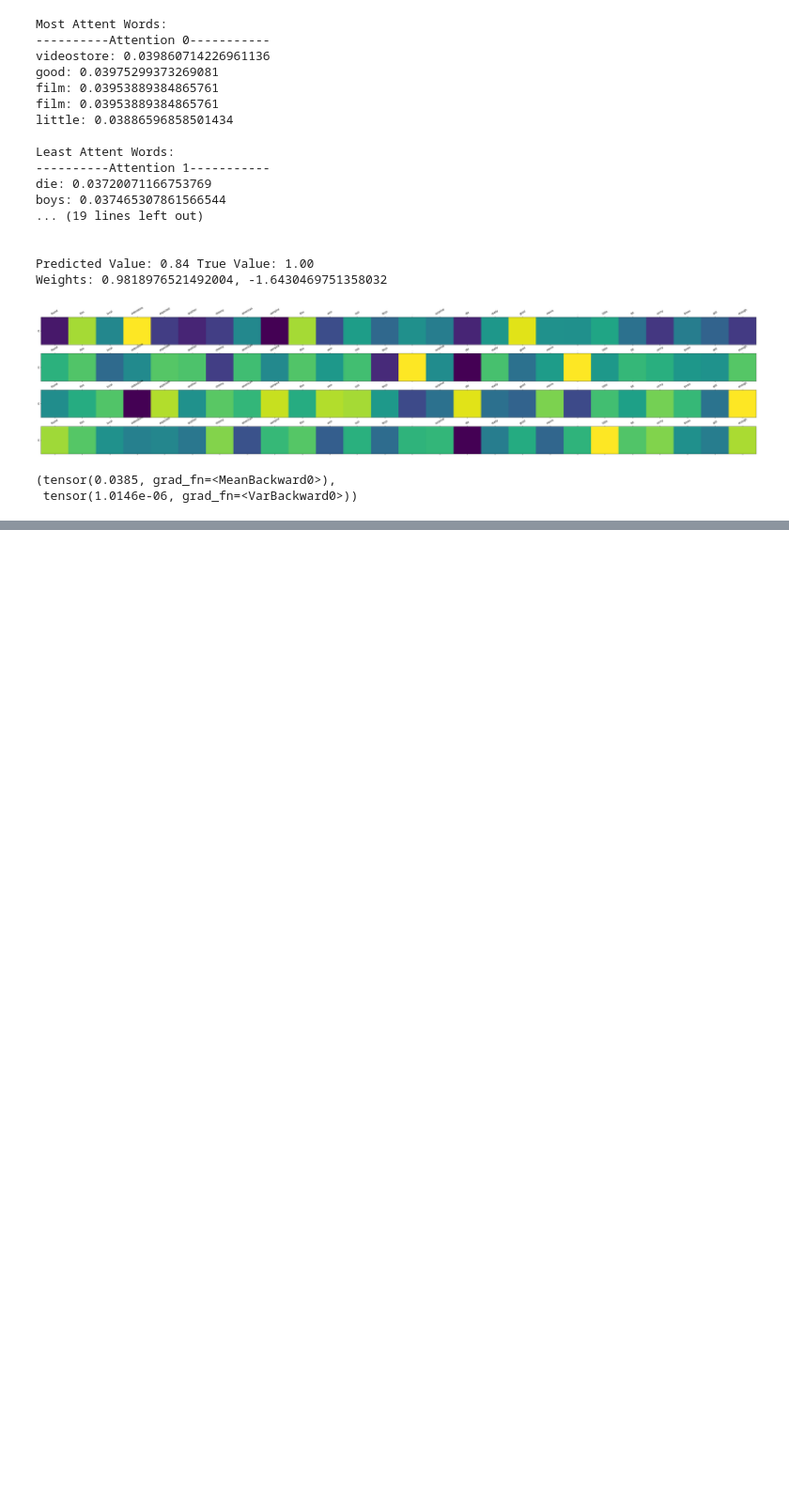
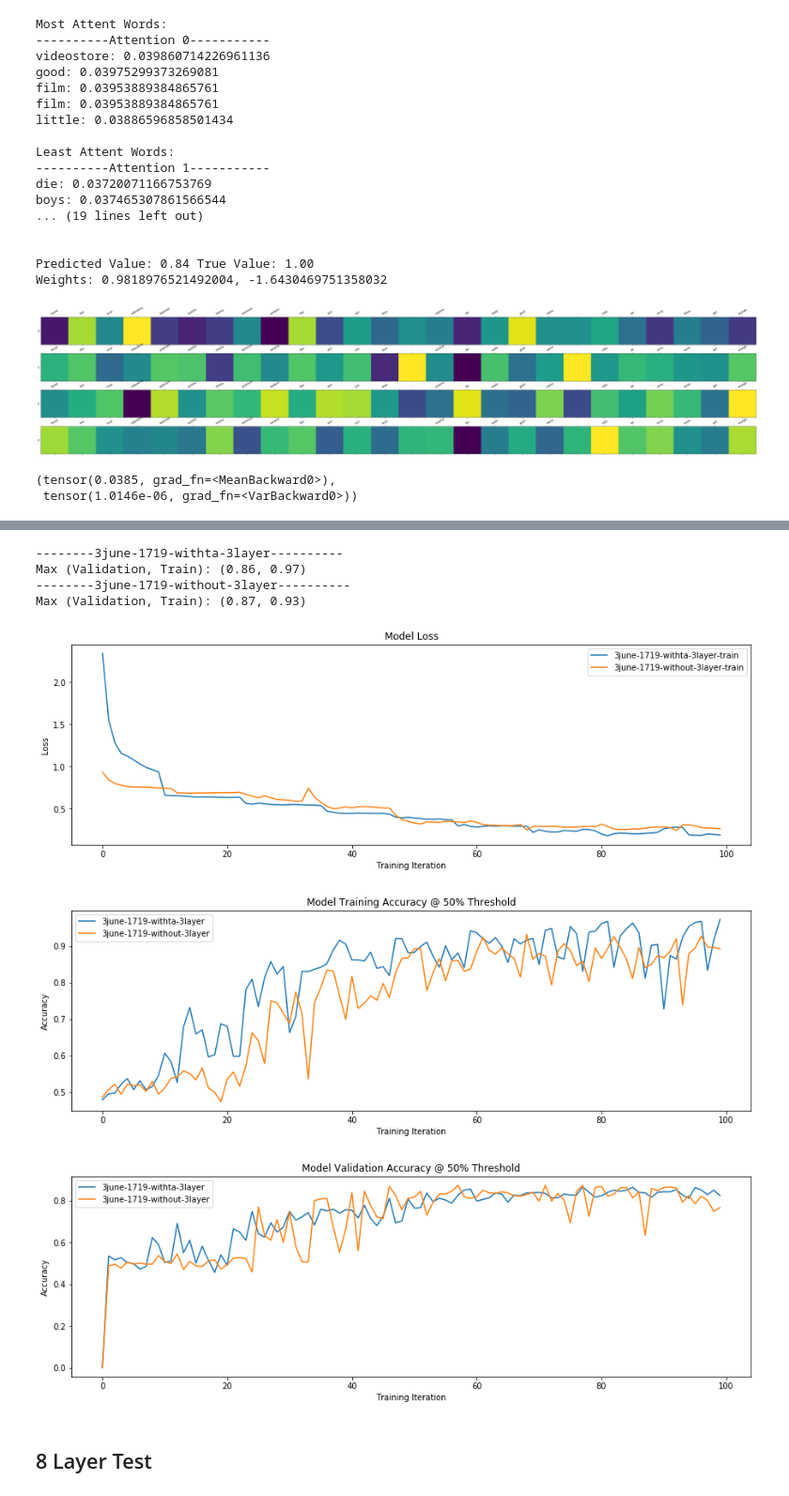
Before and after one commit to gebob19/Dropout-Attention, a Jupyter notebook: task-attention analysis.ipynb, the cells around one changed output, grey strips where cells are left out. Shown at 94% size. Cells and saved outputs as stored; diff of their text form; code cells hidden in the pictures; blank space fills up the shorter version.

```diff
--- a/task-attention analysis.ipynb
+++ b/task-attention analysis.ipynb
@@ -1204,0 +1255,16 @@ torch.mean(attn), torch.var(attn)
+# %%
+model_path = '3june-1719-withta-3layer'
+model, optim, lang, m1 = load(model_path, cpu=True)
+model_path = 'e=11_itr=113_cancel_3june-1719-without-3layer'
+model, optim, lang, m2 = load(model_path, cpu=True)
+compare_metrics(m1, m2)
+# %% [output]
+--------3june-1719-withta-3layer----------
+Max (Validation, Train): (0.86, 0.97)
+--------3june-1719-without-3layer----------
+Max (Validation, Train): (0.87, 0.93)
+[figure, added]
+[figure, added]
+[figure, added]
+# %% [markdown]
+## 8 Layer Test
```
Also changed, not shown: parts of 5 cells of this notebook.
